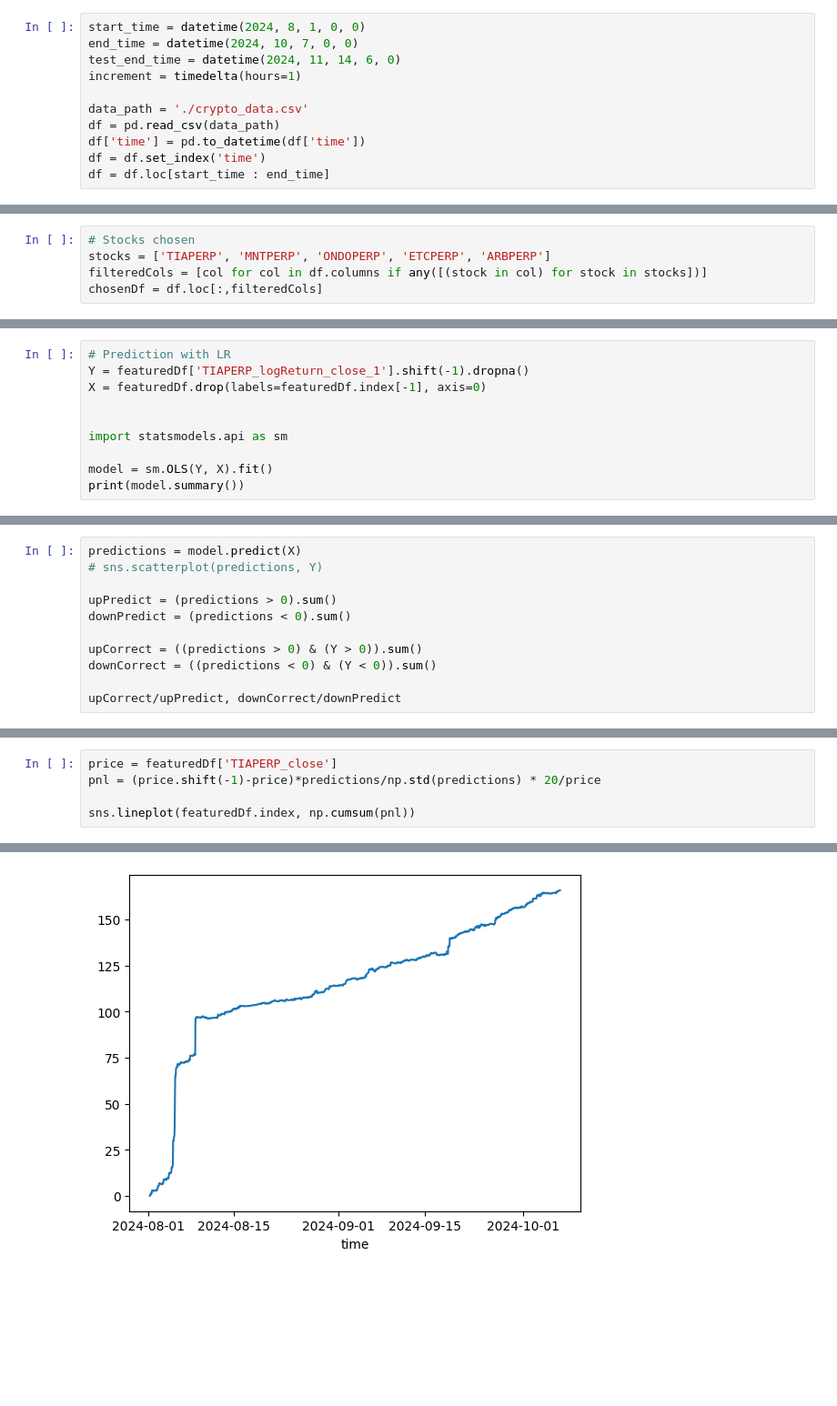
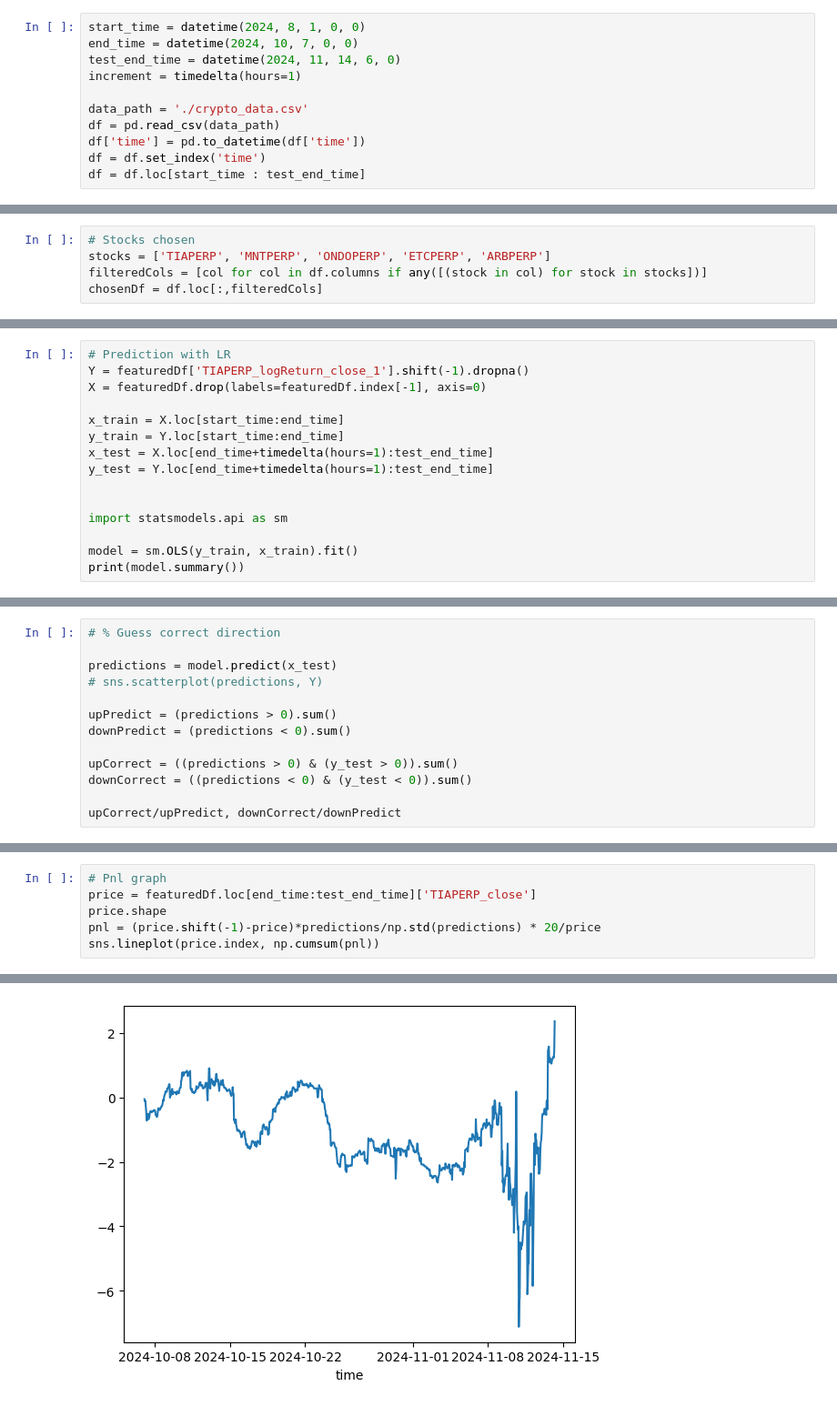
Before and after one commit to akhilkammila/cryptoAnalysis, a Jupyter notebook: linearRegression/tiaperp.ipynb, the cells around one changed output, grey strips where cells are left out. Shown at 91% size. Saved outputs shown, nothing was run; the diff lists cells and outputs as text; blank space fills up the shorter version.

```diff
--- a/linearRegression/tiaperp.ipynb
+++ b/linearRegression/tiaperp.ipynb
@@ -21,7 +21,7 @@ data_path = './crypto_data.csv'
 df = pd.read_csv(data_path)
 df['time'] = pd.to_datetime(df['time'])
 df = df.set_index('time')
-df = df.loc[start_time : end_time]
+df = df.loc[start_time : test_end_time]
 # %%
 # Find stocks correlated with TIAPERP
 closeDf = df.filter(regex='_close$').sort_index(ascending=True)
@@ -133,10 +133,15 @@ dtype: int64
 Y = featuredDf['TIAPERP_logReturn_close_1'].shift(-1).dropna()
 X = featuredDf.drop(labels=featuredDf.index[-1], axis=0)
 
+x_train = X.loc[start_time:end_time]
+y_train = Y.loc[start_time:end_time]
+x_test = X.loc[end_time+timedelta(hours=1):test_end_time]
+y_test = Y.loc[end_time+timedelta(hours=1):test_end_time]
+
 
 import statsmodels.api as sm
 
-model = sm.OLS(Y, X).fit()
+model = sm.OLS(y_train, x_train).fit()
 print(model.summary())
 # %% [output]
                                     OLS Regression Results
@@ -158,13 +163,15 @@ Covariance Type:                   nonrobust
 strong multicollinearity problems or that the design matrix is singular.
 # %%
-predictions = model.predict(X)
+# % Guess correct direction
+
+predictions = model.predict(x_test)
 # sns.scatterplot(predictions, Y)
 
 upPredict = (predictions > 0).sum()
 downPredict = (predictions < 0).sum()
 
-upCorrect = ((predictions > 0) & (Y > 0)).sum()
-downCorrect = ((predictions < 0) & (Y < 0)).sum()
+upCorrect = ((predictions > 0) & (y_test > 0)).sum()
+downCorrect = ((predictions < 0) & (y_test < 0)).sum()
 
 upCorrect/upPredict, downCorrect/downPredict
 # %% [output]
@@ -172,8 +179,9 @@ upCorrect/upPredict, downCorrect/downPredict
 # %%
-price = featuredDf['TIAPERP_close']
+# Pnl graph
+price = featuredDf.loc[end_time:test_end_time]['TIAPERP_close']
+price.shape
 pnl = (price.shift(-1)-price)*predictions/np.std(predictions) * 20/price
-
-sns.lineplot(featuredDf.index, np.cumsum(pnl))
+sns.lineplot(price.index, np.cumsum(pnl))
 # %% [output]
 <Axes: xlabel='time'>
-[figure, old version]
+[figure, new version]
```
Also changed, not shown: parts of 6 cells of this notebook, 3 other files.
